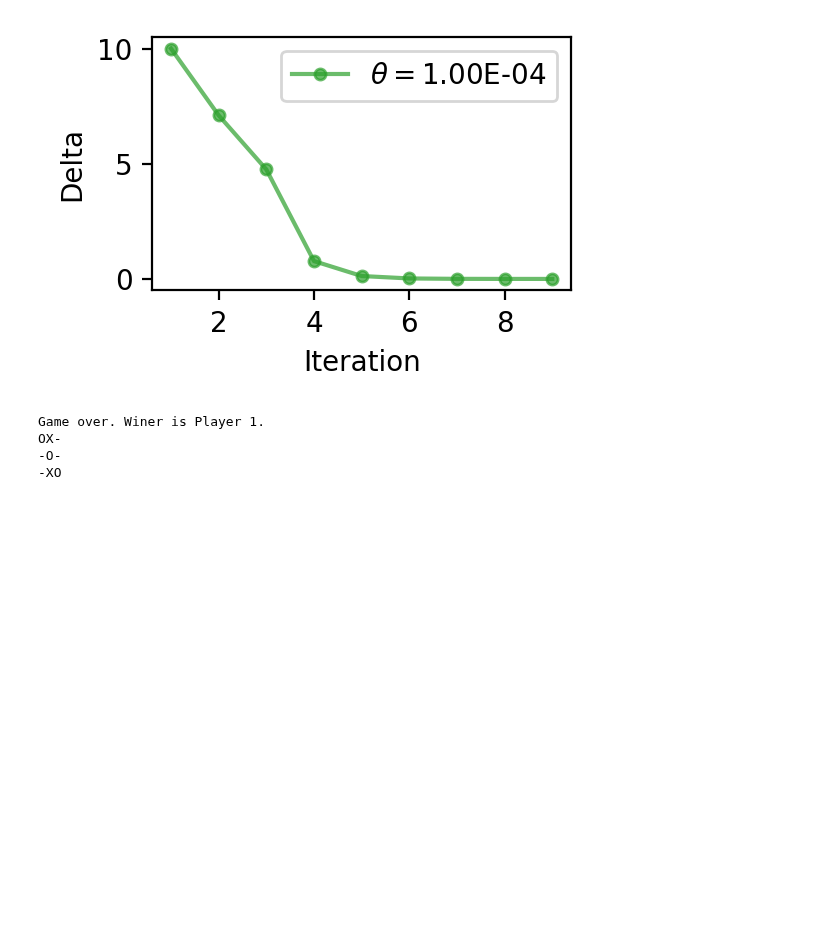
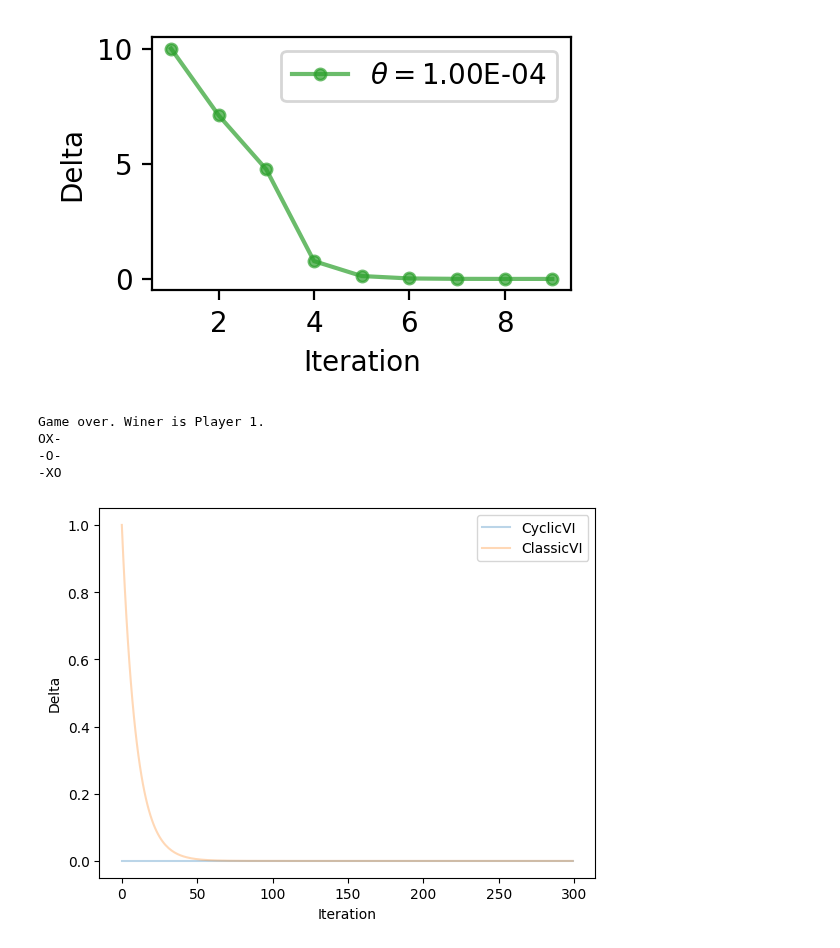
Before and after one commit to JordanTroutman/mse_211_project, a Jupyter notebook: Project.ipynb, the cells around one changed output. Saved outputs shown, nothing was run; the diff lists cells and outputs as text; code cells hidden in the pictures; blank space fills up the shorter version.

Commit message:
Add solver and graph to troutman implementation

```diff
--- a/Project.ipynb
+++ b/Project.ipynb
@@ -255,3 +316,49 @@ class RandomCyclicVI(ValueIterator):
     @property
     def update_rule(self):
         return UpdateRule.DURING_SWEEP
+# %%
+class Solver:
+    def __init__(self, iterator, mdp, gamma):
+        self.iterator = iterator
+        self.mdp = mdp
+        self.gamma = gamma
+        self.solution = None
+        self.deltas = None
+
+    def solve(self, steps=100):
+        V = { state: 0 for state in self.mdp.states}
+        deltas = []
+        for i in range(steps):
+            V_new = self.iterator.iterate(self.mdp, self.gamma, V)
+
+            # Calculate the delta by seeing the biggest change between the two versions
+            delta = max([abs(V_new[state] - V[state]) for state in V])
+            deltas.append(delta)
+
+            V = V_new
+
+        self.solution = V
+        self.deltas = deltas
+
+
+    def plot_delta(self):
+        deltas = self.deltas
+        if deltas is not None:
+            label = self.iterator.name
+            plt.plot(deltas, label=label, alpha=0.3)
+            plt.xlabel("Iteration")
+            plt.ylabel("Delta")
+
+g = GridWorld(5)
+
+iterators = [CyclicVI(), ClassicVI()]#[RandomVI(k=k) for k in range(1, 26, 5)]
+
+for iterator in iterators:
+    solver = Solver(iterator, g, 0.9)
+    solver.solve(steps = 300)
+    solver.plot_delta()
+
+plt.legend()
+plt.show()
+# %% [output]
+[figure, added]
```
Also changed, not shown: parts of 6 cells of this notebook, 2 other files.
